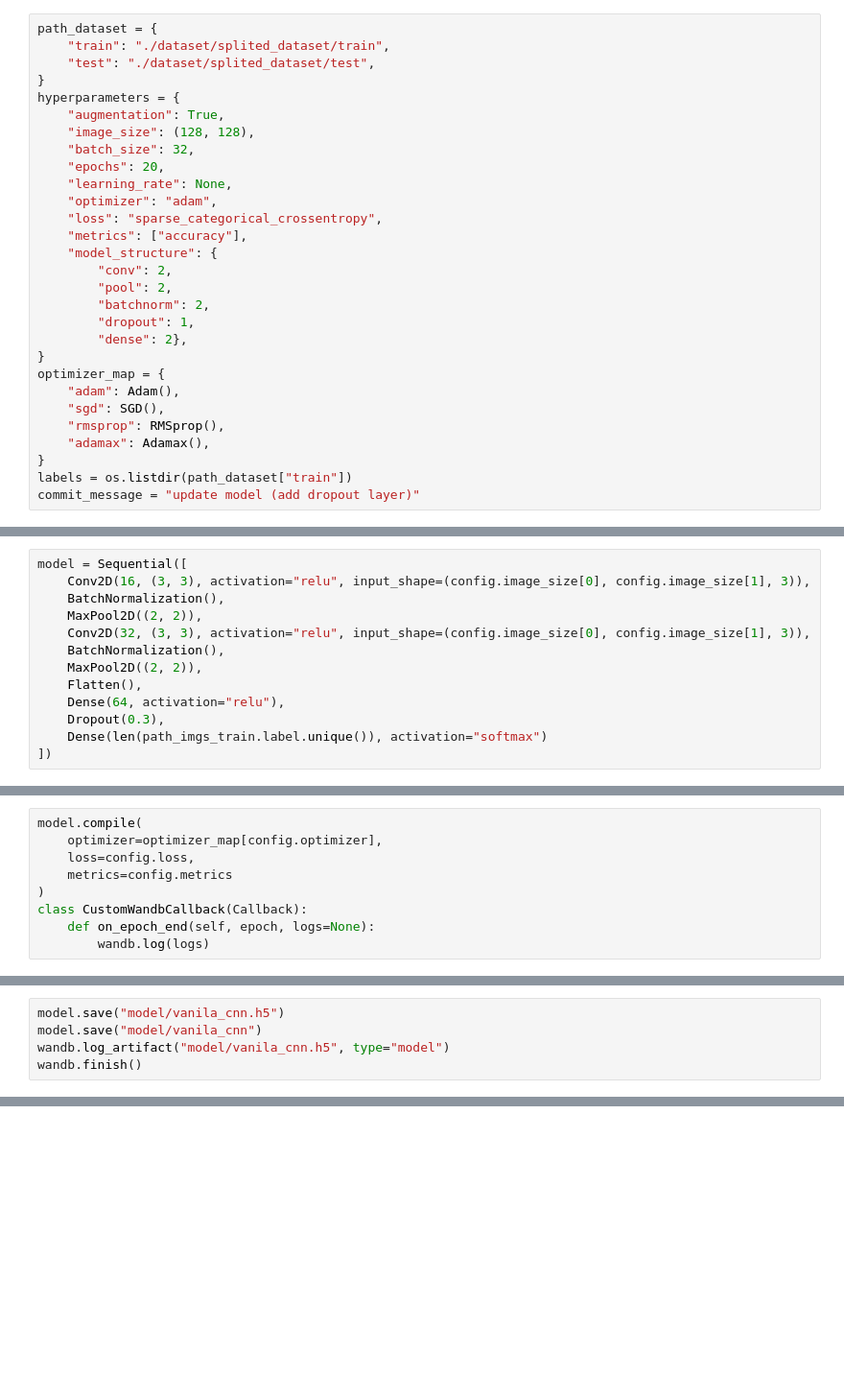
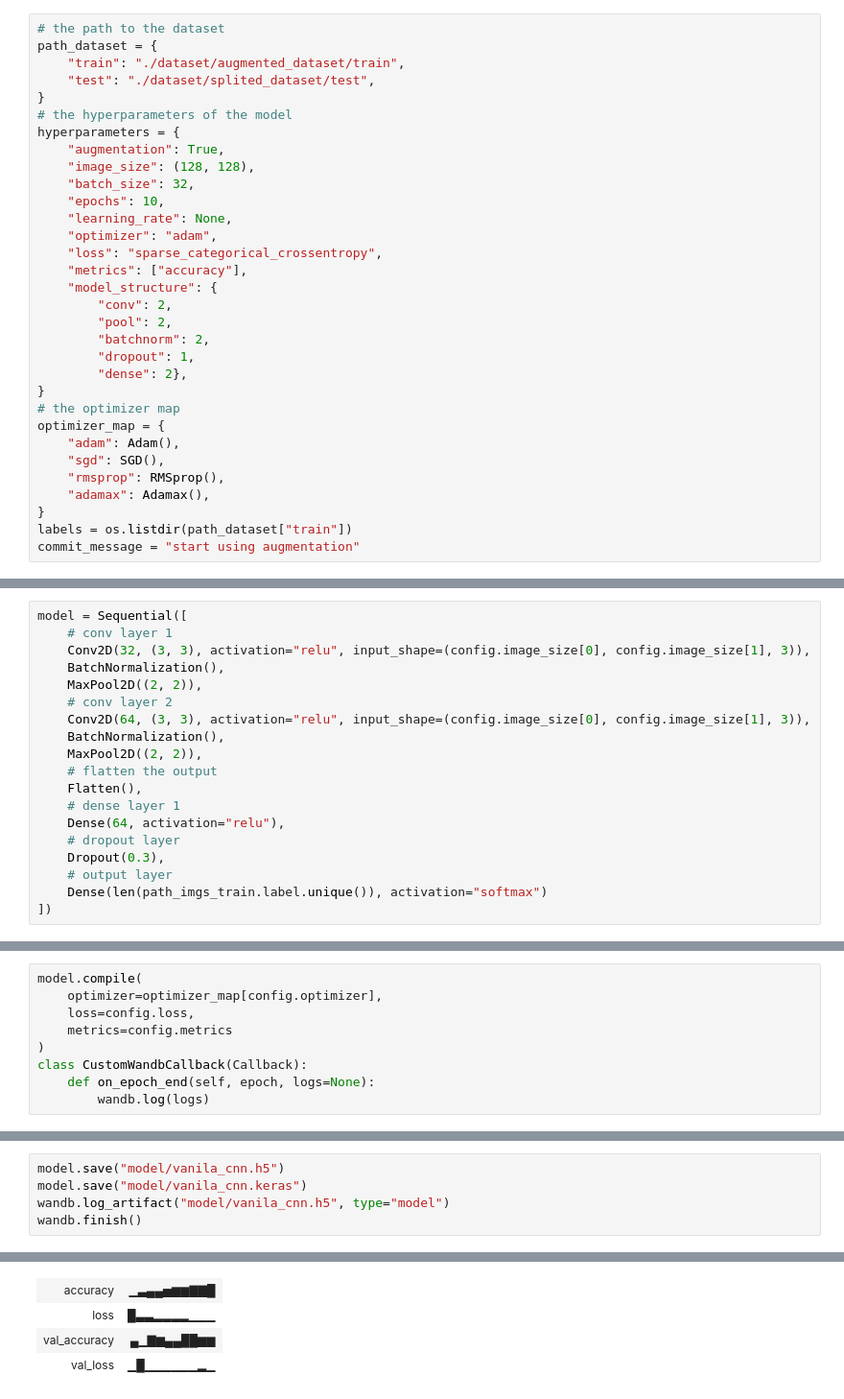
Before and after one commit to Bugi-Sulistiyo/Trash-Classification, a Jupyter notebook: d. modeling.ipynb, the cells around one changed output, grey strips where cells are left out. Shown: that part at 96% size. Cells and saved outputs as stored; diff of their text form; blank space fills up the shorter version.

```diff
--- a/d. modeling.ipynb
+++ b/d. modeling.ipynb
@@ -13,13 +25,15 @@ from tensorflow.keras.callbacks import Callback
 # %%
+# the path to the dataset
 path_dataset = {
-    "train": "./dataset/splited_dataset/train",
+    "train": "./dataset/augmented_dataset/train",
     "test": "./dataset/splited_dataset/test",
 }
+# the hyperparameters of the model
 hyperparameters = {
     "augmentation": True,
     "image_size": (128, 128),
     "batch_size": 32,
-    "epochs": 20,
+    "epochs": 10,
     "learning_rate": None,
     "optimizer": "adam",
     "loss": "sparse_categorical_crossentropy",
@@ -31,6 +45,7 @@ hyperparameters = {
         "dropout": 1,
         "dense": 2},
 }
+# the optimizer map
 optimizer_map = {
     "adam": Adam(),
     "sgd": SGD(),
@@ -38,4 +53,4 @@ optimizer_map = {
     "adamax": Adamax(),
 }
 labels = os.listdir(path_dataset["train"])
-commit_message = "update model (add dropout layer)"
+commit_message = "start using augmentation"
@@ -68,13 +97,19 @@ View run at https://wandb.ai/bugi-sulistiyo-universitas-mulawarman/trash-classif
 # %%
 model = Sequential([
-    Conv2D(16, (3, 3), activation="relu", input_shape=(config.image_size[0], config.image_size[1], 3)),
-    BatchNormalization(),
-    MaxPool2D((2, 2)),
+    # conv layer 1
     Conv2D(32, (3, 3), activation="relu", input_shape=(config.image_size[0], config.image_size[1], 3)),
     BatchNormalization(),
     MaxPool2D((2, 2)),
+    # conv layer 2
+    Conv2D(64, (3, 3), activation="relu", input_shape=(config.image_size[0], config.image_size[1], 3)),
+    BatchNormalization(),
+    MaxPool2D((2, 2)),
+    # flatten the output
     Flatten(),
+    # dense layer 1
     Dense(64, activation="relu"),
+    # dropout layer
     Dropout(0.3),
+    # output layer
     Dense(len(path_imgs_train.label.unique()), activation="softmax")
 ])
@@ -119,6 +163,6 @@ Epoch 14/20
 # %%
 model.save("model/vanila_cnn.h5")
-model.save("model/vanila_cnn")
+model.save("model/vanila_cnn.keras")
 wandb.log_artifact("model/vanila_cnn.h5", type="model")
 wandb.finish()
 # %% [output]
@@ -125,0 +171,4 @@ wandb.finish()
+| accuracy | ▁▃▄▄▅▆▆▇▇█ |
+| loss | █▃▃▂▂▂▂▁▁▁ |
+| val_accuracy | ▄▁▇▆▄▄██▆▆ |
+| val_loss | ▁█▁▁▁▁▁▁▂▁ |
```
Also changed, not shown: parts of 20 cells of this notebook.
